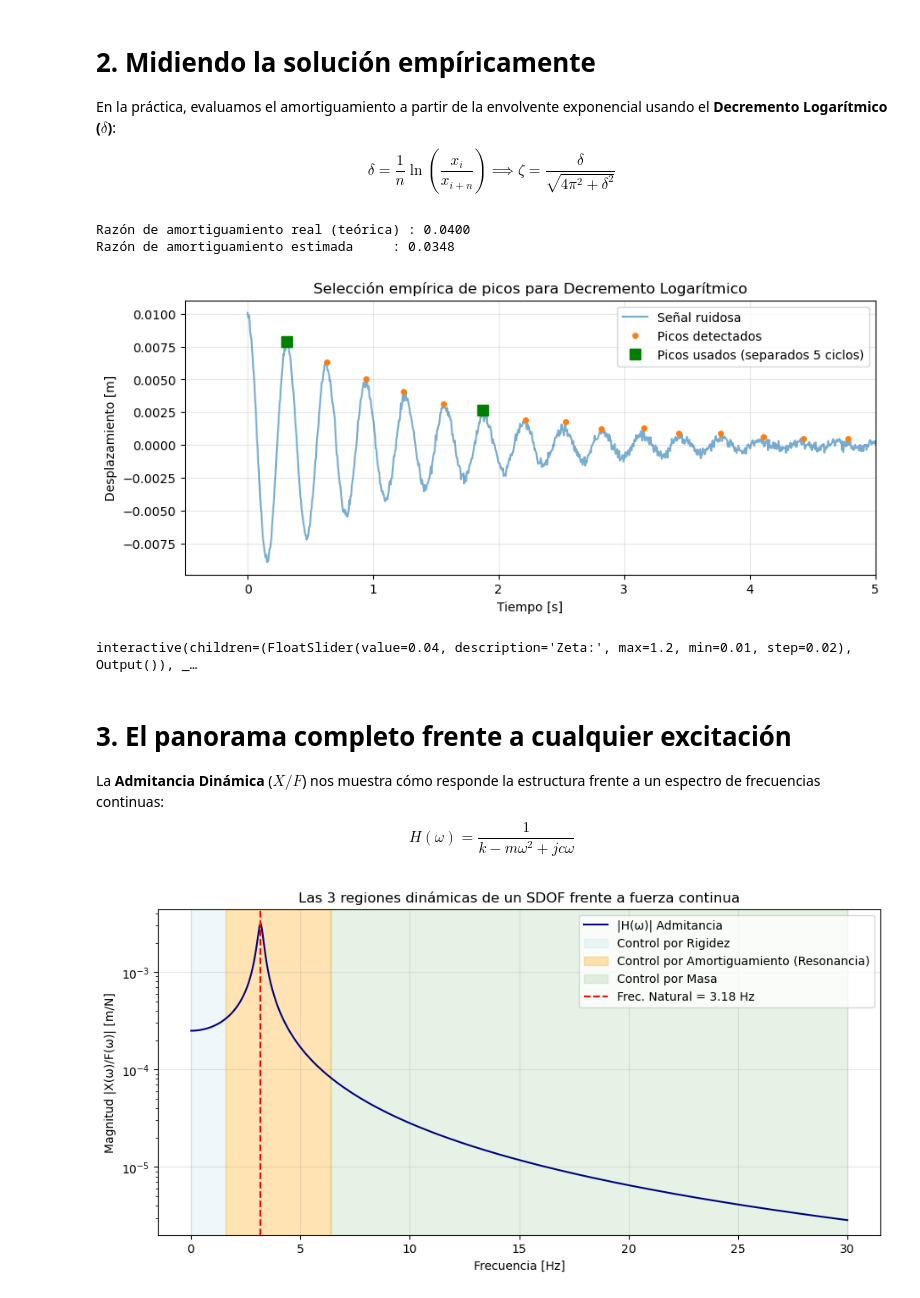
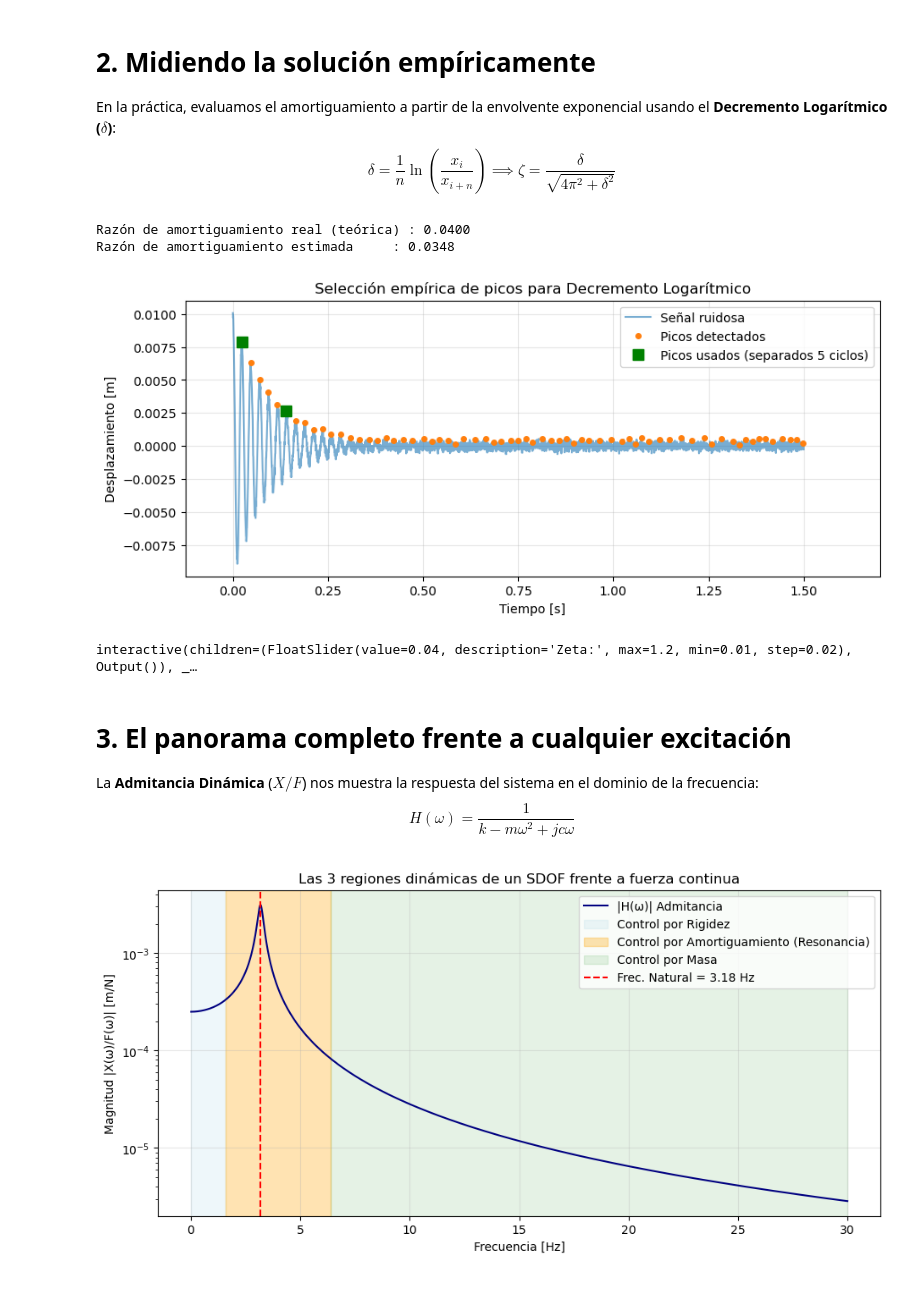
Before and after one commit to SebMunV/tarea-2-amortiguacion-decremento-functransf, a Jupyter notebook: notebooks/v2-presentacion-vibraciones.ipynb, the cells around one changed output. Cells and saved outputs as stored; diff of their text form; code cells hidden in the pictures.

```diff
--- a/notebooks/v2-presentacion-vibraciones.ipynb
+++ b/notebooks/v2-presentacion-vibraciones.ipynb
@@ -130,6 +147,10 @@ sampling_frequency = 200.0
 duration = 20.0
 initial_displacement = 0.01 # m
 t = np.arange(0, duration, 1 / sampling_frequency)
+
+# Ensure arrays match exactly
+num_samples = len(t)
+t = t[:num_samples]
 
 # Respuesta analítica (Válida solo para Caso Subamortiguado)
 x_clean = initial_displacement * np.exp(-damping_ratio * omega_n * t) * np.cos(omega_d * t)
@@ -185,10 +276,13 @@ plt.show()
 En la práctica, evaluamos el amortiguamiento a partir de la envolvente exponencial usando el **Decremento Logarítmico ($\delta$)**:
 $$ \delta = \frac{1}{n}\ln\left(\frac{x_i}{x_{i+n}}\right) \implies \zeta = \frac{\delta}{\sqrt{4\pi^2 + \delta^2}} $$
 # %%
+
 # 3. DETECCIÓN DE PICOS Y CÁLCULO DEL DECREMENTO LOGARÍTMICO
+t = np.linspace(0, 1.5, 4000)
+
 period_samples = int((1 / (omega_d / (2 * np.pi))) * sampling_frequency)
 peaks, _ = find_peaks(x_noisy, distance=int(0.7 * period_samples), prominence=0.0002)
-peak_times = t[peaks]
+peak_times = t[peaks]  # Ajuste para corregir el índice de tiempo debido a la reducción de muestras
 peak_values = x_noisy[peaks]
 
 # Filtrar solo picos positivos
@@ -198,35 +292,38 @@ peak_values = peak_values[pos_mask]
 peaks = peaks[pos_mask]
 
 # Elegir dos picos separados por n ciclos
 i = 0
 n_cycles = 5
 x_i = peak_values[i]
 x_i_n = peak_values[i + n_cycles]
 t_i = peak_times[i]
 t_i_n = peak_times[i + n_cycles]
 
 # Estimación de parámetros
 delta_est = (1 / n_cycles) * np.log(x_i / x_i_n)
 zeta_est = delta_est / np.sqrt(4 * np.pi**2 + delta_est**2)
 
 print(f"Razón de amortiguamiento real (teórica) : {damping_ratio:.4f}")
 print(f"Razón de amortiguamiento estimada     : {zeta_est:.4f}")
 
+inicio = int(0 * sampling_frequency)
+final = int(1.6 * sampling_frequency)
+
 plt.figure(figsize=(10, 4))
 plt.plot(t, x_noisy, label="Señal ruidosa", alpha=0.6)
 plt.plot(peak_times, peak_values, "o", markersize=4, label="Picos detectados")
 plt.plot([t_i, t_i_n], [x_i, x_i_n], "s", markersize=9, color='green', label=f"Picos usados (separados {n_cycles} ciclos)")
-plt.xlim(-0.5, 5)
+plt.xlim(-0.125, 1.7)
 plt.title("Selección empírica de picos para Decremento Logarítmico")
 plt.xlabel("Tiempo [s]")
 plt.ylabel("Desplazamiento [m]")
 plt.grid(True, alpha=0.3)
 plt.legend()
 plt.show()
 # %% [output]
 Razón de amortiguamiento real (teórica) : 0.0400
 Razón de amortiguamiento estimada     : 0.0348
-[figure, old version]
+[figure, new version]
 # %%
 # 4. HERRAMIENTA INTERACTIVA DE AJUSTE (Slider)
 def plot_interactive_response(zeta_val):
@@ -255,7 +352,7 @@ interactive(children=(FloatSlider(value=0.04, description='Zeta:', max=1.2, min=
 # %% [markdown]
 # 3. El panorama completo frente a cualquier excitación
 
-La **Admitancia Dinámica** ($X/F$) nos muestra cómo responde la estructura frente a un espectro de frecuencias continuas:
+La **Admitancia Dinámica** ($X/F$) nos muestra la respuesta del sistema en el dominio de la frecuencia:
 $$ H(\omega) = \frac{1}{k - m\omega^2 + jc\omega} $$
 # %%
 # 5. ZONAS DE CONTROL DINÁMICO EN LA FRF (Admitancia)
```
Also changed, not shown: parts of 7 cells of this notebook.
